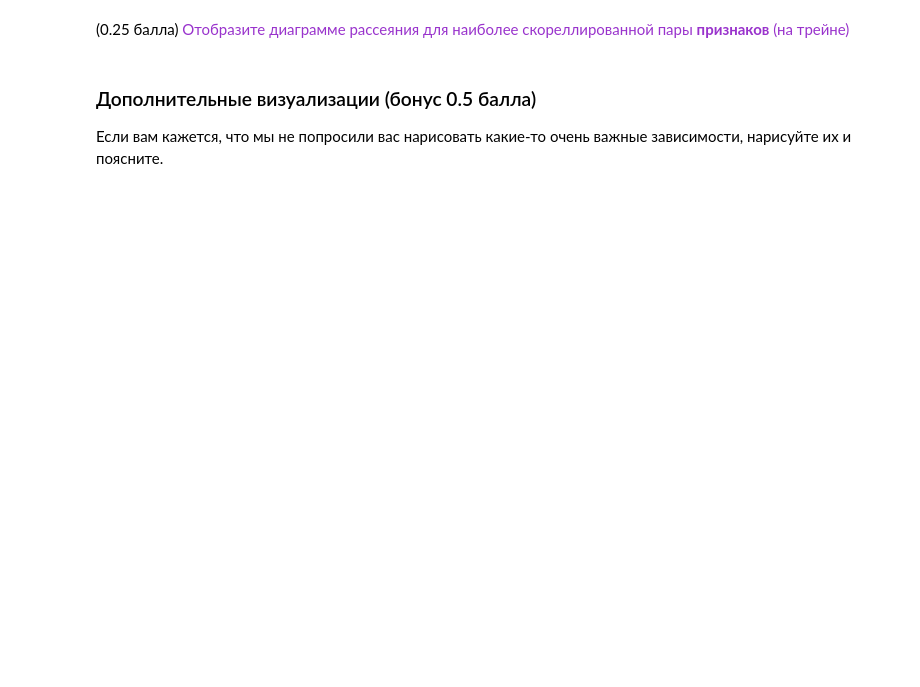
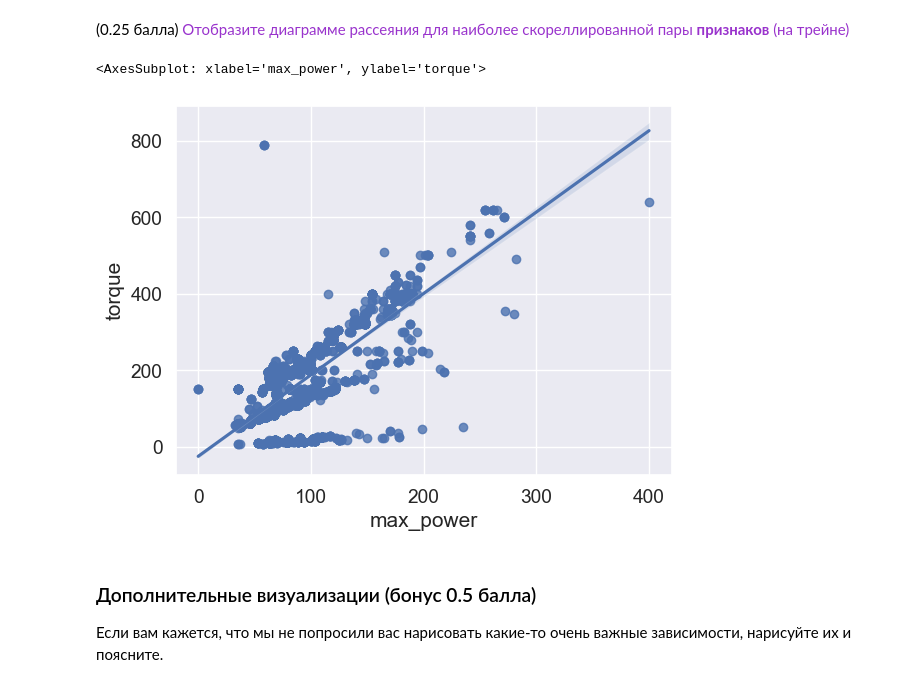
Before and after one commit to olegoid/MLDS_ML_2022, a Jupyter notebook: Hometasks/HT1/HW1_Regression_with_inference.ipynb, the cells around one changed output. Cells and saved outputs as stored; diff of their text form; code cells hidden in the pictures; blank space fills up the shorter version.

```diff
--- a/Hometasks/HT1/HW1_Regression_with_inference.ipynb
+++ b/Hometasks/HT1/HW1_Regression_with_inference.ipynb
@@ -348,3 +465,8 @@ print("<Место для ответа на вопрос про seats>")
+# %%
+sns.regplot(x="max_power", y="torque", data=df_train)
+# %% [output]
+<AxesSubplot: xlabel='max_power', ylabel='torque'>
+[figure, added]
 # %% [markdown]
 ### Дополнительные визуализации (бонус 0.5 балла)
 
```
Also changed, not shown: parts of 23 cells of this notebook.
